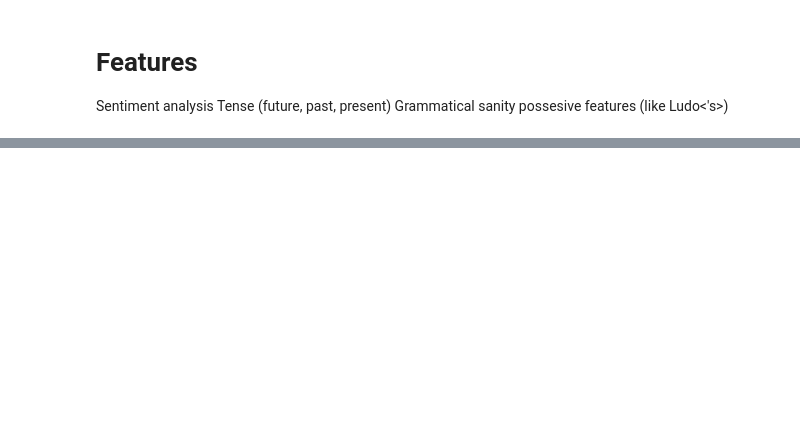
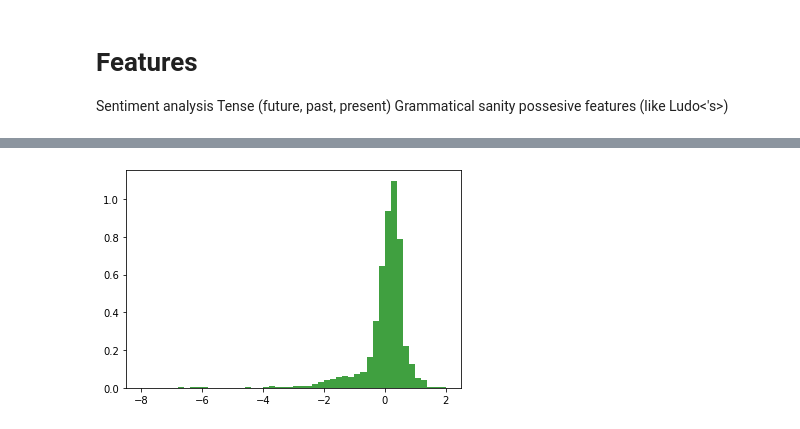
Before and after one commit to ludomitch/rosetta, a Jupyter notebook: Sandbox.ipynb, the cells around one changed output, grey strips where cells are left out. Cells and saved outputs as stored; diff of their text form; code cells hidden in the pictures; blank space fills up the shorter version.

```diff
--- a/Sandbox.ipynb
+++ b/Sandbox.ipynb
@@ -254,0 +408,5 @@ https://stackoverflow.com/questions/40684543/how-to-make-python-use-ca-certifica
+# %%
+n, bins, patches = plt.hist(trainsc, 50, density=True,range=(-8, 2), facecolor='g', alpha=0.75)
+plt.show()
+# %% [output]
+[figure, added]
```
Also changed, not shown: parts of 29 cells of this notebook, 1 other file.
